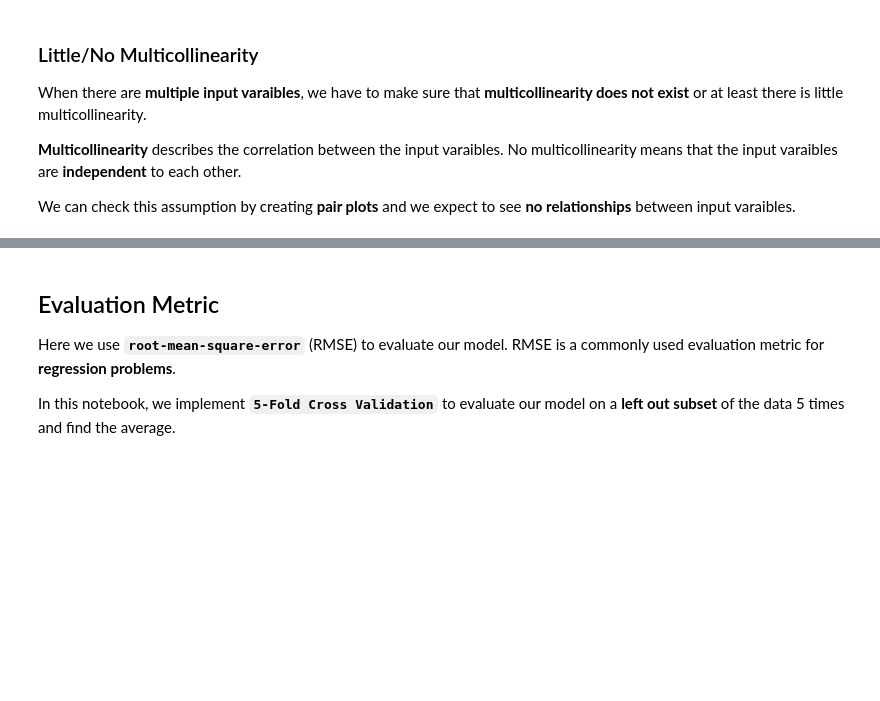
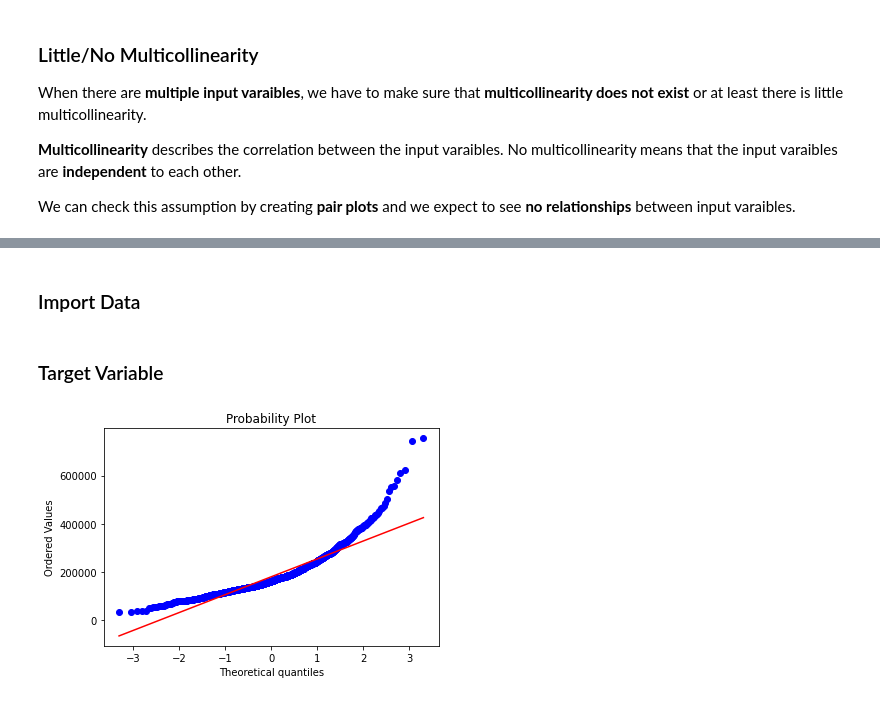
Before and after one commit to ryanluoli1/A-Complete-Guide-to-Machine-Learning-Models, a Jupyter notebook: Linear Regression/A Complete Guide to Linear Regression.ipynb, the cells around one changed output, grey strips where cells are left out. Drawn from its saved outputs; the diff is of its cells as text; code cells hidden in the pictures; blank space fills up the shorter version.

```diff
--- a/Linear Regression/A Complete Guide to Linear Regression.ipynb
+++ b/Linear Regression/A Complete Guide to Linear Regression.ipynb
@@ -160,6 +154,0 @@ X_train.head()
-# %% [markdown]
-## Evaluation Metric
-
-Here we use **`root-mean-square-error`** (RMSE) to evaluate our model. RMSE is a commonly used evaluation metric for **regression problems**.
-
-In this notebook, we implement **`5-Fold Cross Validation`** to evaluate our model on a **left out subset** of the data 5 times and find the average.
@@ -172,0 +155,14 @@ def cv_rmse(model):
+# %% [markdown]
+### Import Data
+# %%
+df_train = pd.read_csv('../input/house-prices-advanced-regression-techniques/train.csv')
+df_test = pd.read_csv('../input/house-prices-advanced-regression-techniques/test.csv')
+# %% [markdown]
+### Target Variable
+# %%
+#Q-Q Plot
+fig = plt.figure()
+res = stats.probplot(df_train['SalePrice'], plot=plt)
+plt.show()
+# %% [output]
+[figure, added]
```
Also changed, not shown: parts of 33 cells of this notebook.
